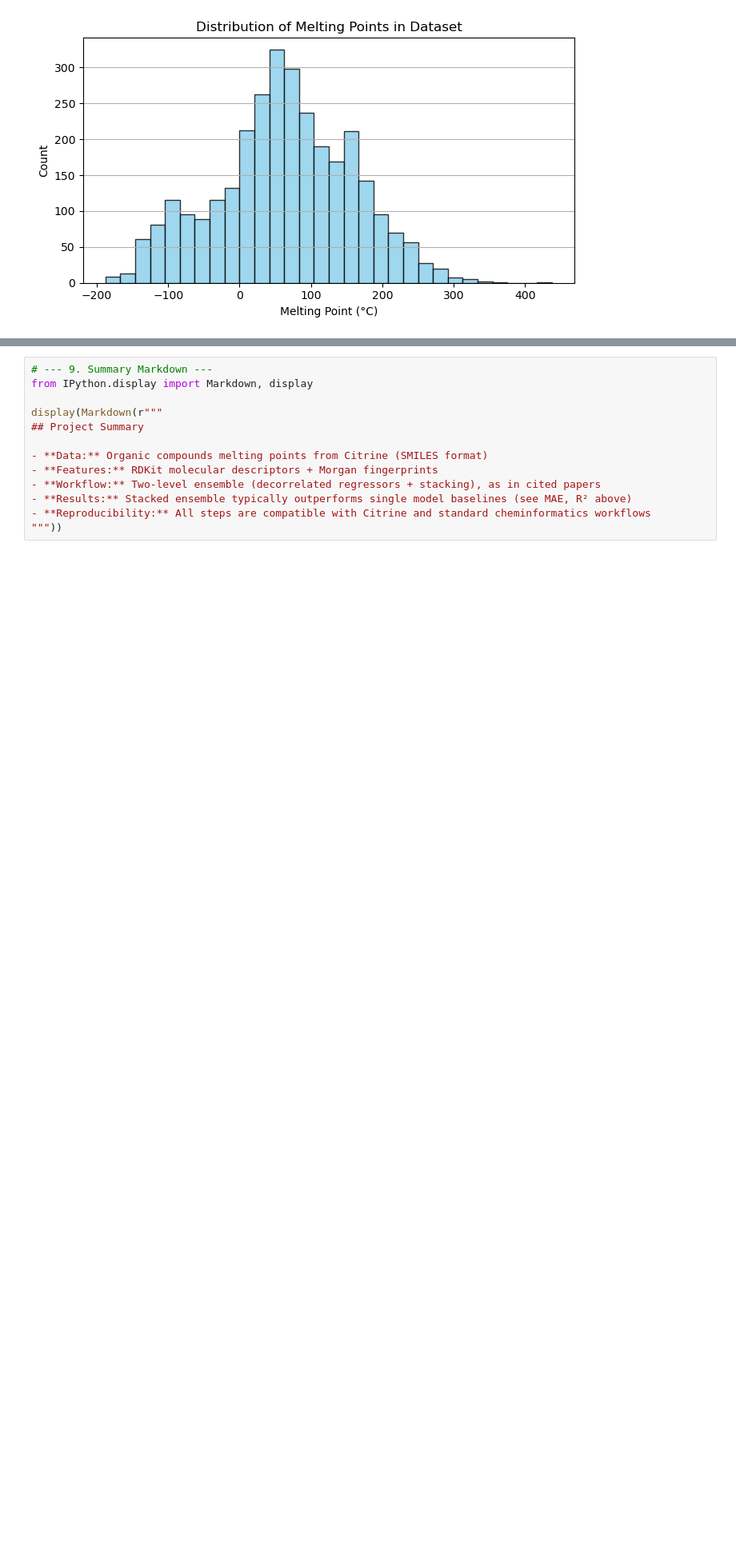
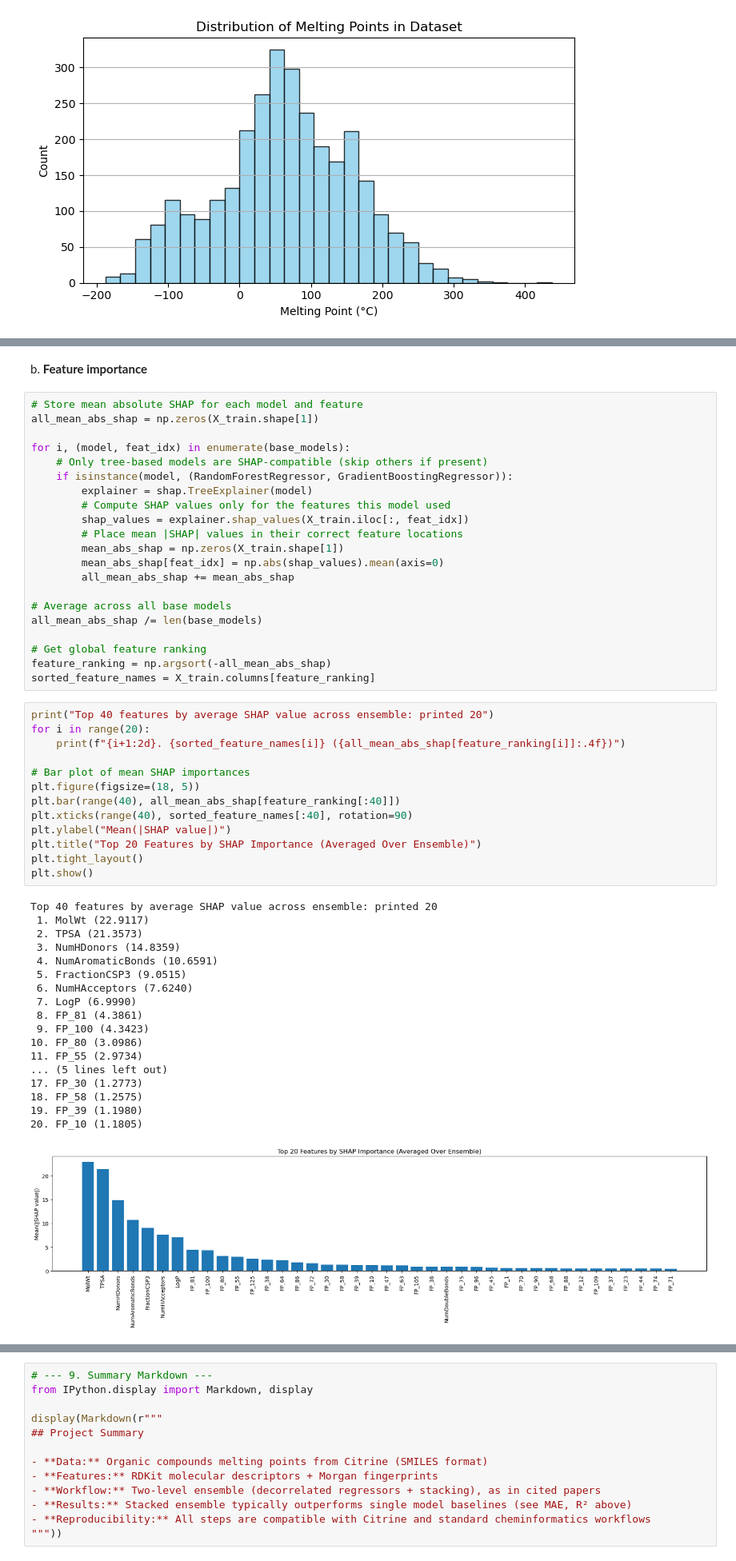
Before and after one commit to submerged-in-matrix/materials-ml-projects-, a Jupyter notebook: Projects/P_4_MP_Pred_2_Lvl_Ensemble/P_4_MP_Pred_2_Lvl_Ensemble.ipynb, the cells around one changed output, grey strips where cells are left out. Shown at 80% size. Cells and saved outputs as stored; diff of their text form; blank space fills up the shorter version.

```diff
--- a/Projects/P_4_MP_Pred_2_Lvl_Ensemble/P_4_MP_Pred_2_Lvl_Ensemble.ipynb
+++ b/Projects/P_4_MP_Pred_2_Lvl_Ensemble/P_4_MP_Pred_2_Lvl_Ensemble.ipynb
@@ -351,0 +417,55 @@ Stacked Ensemble with More Candidates R²: 0.792
+# %% [markdown]
+b. **Feature importance**
+# %%
+# Store mean absolute SHAP for each model and feature
+all_mean_abs_shap = np.zeros(X_train.shape[1])
+
+for i, (model, feat_idx) in enumerate(base_models):
+    # Only tree-based models are SHAP-compatible (skip others if present)
+    if isinstance(model, (RandomForestRegressor, GradientBoostingRegressor)):
+        explainer = shap.TreeExplainer(model)
+        # Compute SHAP values only for the features this model used
+        shap_values = explainer.shap_values(X_train.iloc[:, feat_idx])
+        # Place mean |SHAP| values in their correct feature locations
+        mean_abs_shap = np.zeros(X_train.shape[1])
+        mean_abs_shap[feat_idx] = np.abs(shap_values).mean(axis=0)
+        all_mean_abs_shap += mean_abs_shap
+
+# Average across all base models
+all_mean_abs_shap /= len(base_models)
+
+# Get global feature ranking
+feature_ranking = np.argsort(-all_mean_abs_shap)
+sorted_feature_names = X_train.columns[feature_ranking]
+# %%
+print("Top 40 features by average SHAP value across ensemble: printed 20")
+for i in range(20):
+    print(f"{i+1:2d}. {sorted_feature_names[i]} ({all_mean_abs_shap[feature_ranking[i]]:.4f})")
+
+# Bar plot of mean SHAP importances
+plt.figure(figsize=(18, 5))
+plt.bar(range(40), all_mean_abs_shap[feature_ranking[:40]])
+plt.xticks(range(40), sorted_feature_names[:40], rotation=90)
+plt.ylabel("Mean(|SHAP value|)")
+plt.title("Top 20 Features by SHAP Importance (Averaged Over Ensemble)")
+plt.tight_layout()
+plt.show()
+# %% [output]
+Top 40 features by average SHAP value across ensemble: printed 20
+ 1. MolWt (22.9117)
+ 2. TPSA (21.3573)
+ 3. NumHDonors (14.8359)
+ 4. NumAromaticBonds (10.6591)
+ 5. FractionCSP3 (9.0515)
+ 6. NumHAcceptors (7.6240)
+ 7. LogP (6.9990)
+ 8. FP_81 (4.3861)
+ 9. FP_100 (4.3423)
+10. FP_80 (3.0986)
+11. FP_55 (2.9734)
+... (5 lines left out)
+17. FP_30 (1.2773)
+18. FP_58 (1.2575)
+19. FP_39 (1.1980)
+20. FP_10 (1.1805)
+[figure, added]
```
Also changed, not shown: parts of 42 cells of this notebook.
